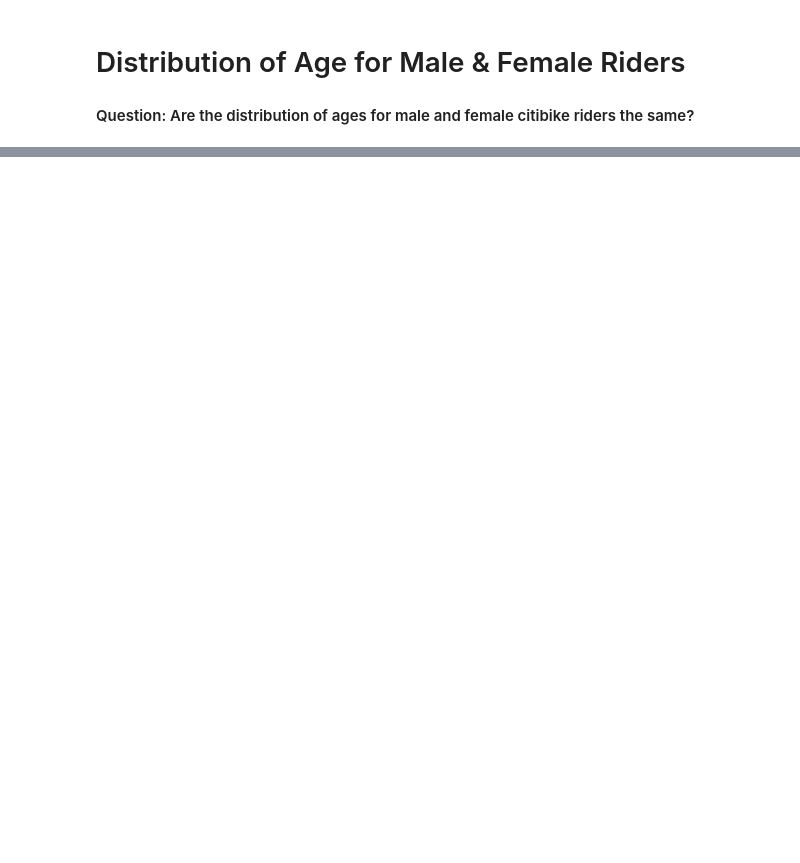
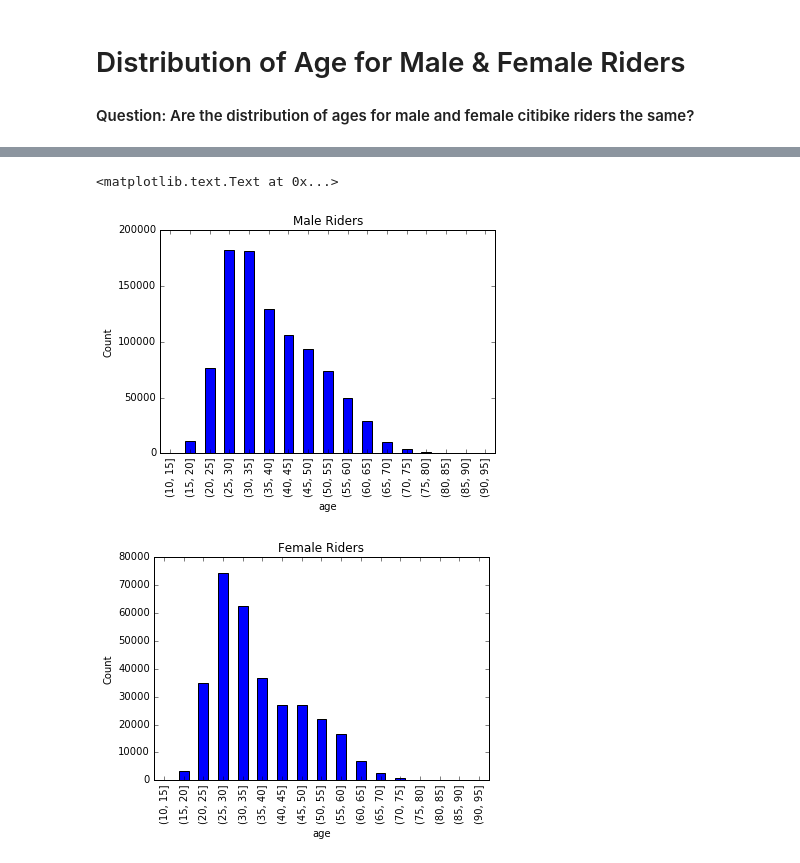
Before and after one commit to jvani/PUI2016_jmv423, a Jupyter notebook: HW4_jmv423/Assignment4_jmv423.ipynb, the cells around one changed output, grey strips where cells are left out. Drawn from its saved outputs; the diff is of its cells as text; code cells hidden in the pictures; blank space fills up the shorter version.

```diff
--- a/HW4_jmv423/Assignment4_jmv423.ipynb
+++ b/HW4_jmv423/Assignment4_jmv423.ipynb
@@ -58,0 +47,15 @@ ax_2.hist(df1.agef, bins = agebins)
+# %%
+bins = np.arange(10, 99, 5)
+
+axM = male.age.groupby(pd.cut(male.age, bins)).agg({"age" : np.count_nonzero}).plot(kind='bar', legend=False)
+axM.set_title("Male Riders")
+axM.set_ylabel('Count')
+
+
+axF = female.age.groupby(pd.cut(female.age, bins)).agg({"age" : np.count_nonzero}).plot(kind='bar',legend=False)
+axF.set_title("Female Riders")
+axF.set_ylabel('Count')
+# %% [output]
+<matplotlib.text.Text at 0x...>
+[figure, added]
+[figure, added]
```
Also changed, not shown: parts of 16 cells of this notebook, 1 other file.
